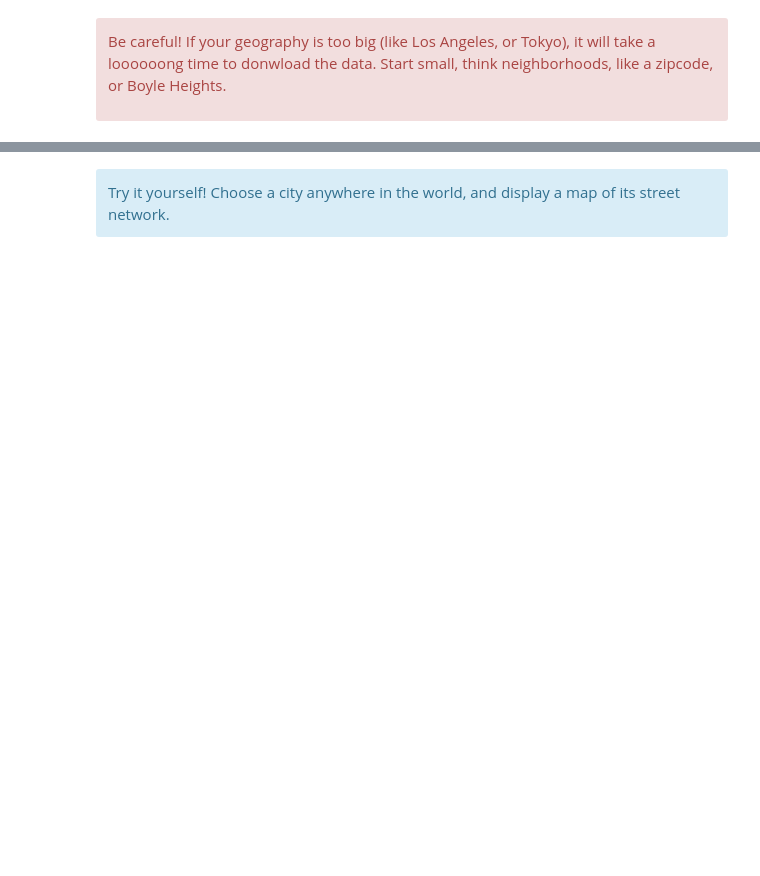
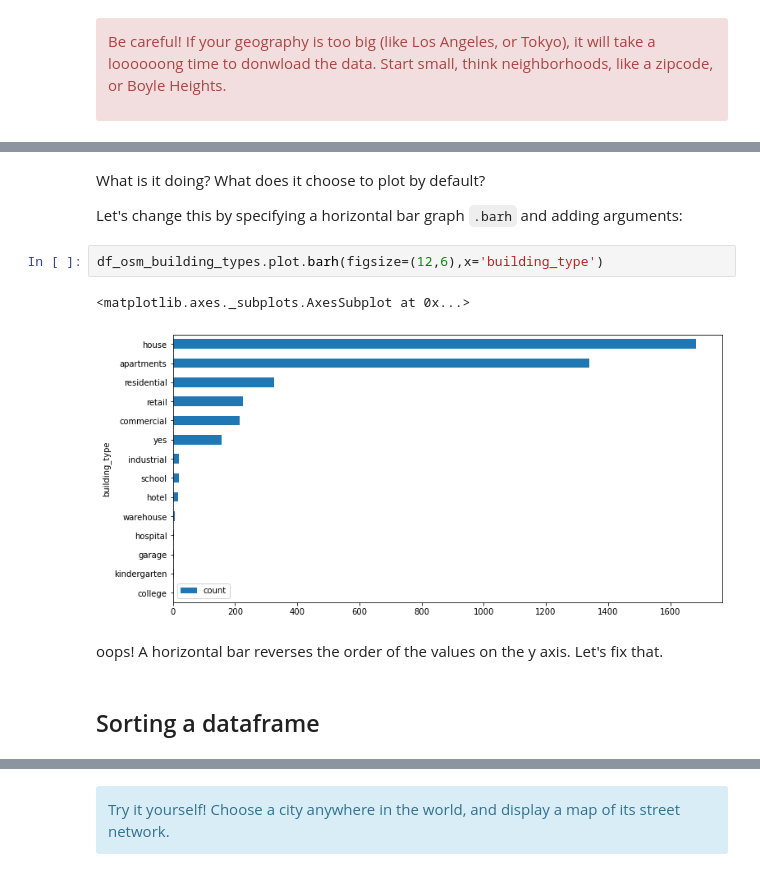
Before and after one commit to yohman/up206a, a Jupyter notebook: Weeks/Week04/W401 - Open Street Map.ipynb, the cells around one changed output, grey strips where cells are left out. Drawn from its saved outputs; the diff is of its cells as text; blank space fills up the shorter version.

```diff
--- a/Weeks/Week04/W401 - Open Street Map.ipynb
+++ b/Weeks/Week04/W401 - Open Street Map.ipynb
@@ -38,0 +261,13 @@ graph = ox.graph_from_place(place)
+# %% [markdown]
+What is it doing? What does it choose to plot by default?
+
+Let's change this by specifying a horizontal bar graph `.barh` and adding arguments:
+# %%
+df_osm_building_types.plot.barh(figsize=(12,6),x='building_type')
+# %% [output]
+<matplotlib.axes._subplots.AxesSubplot at 0x...>
+[figure, added]
+# %% [markdown]
+oops! A horizontal bar reverses the order of the values on the y axis. Let's fix that.
+# %% [markdown]
+## Sorting a dataframe
```
Also changed, not shown: parts of 140 cells of this notebook, 8 other files.
